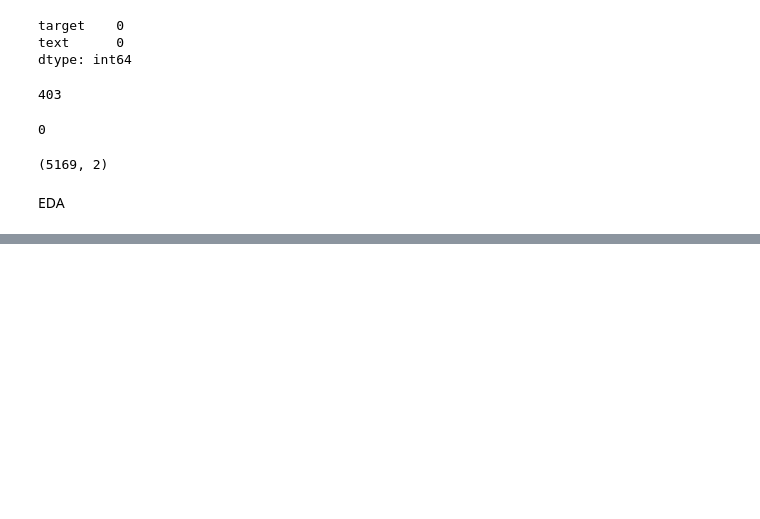
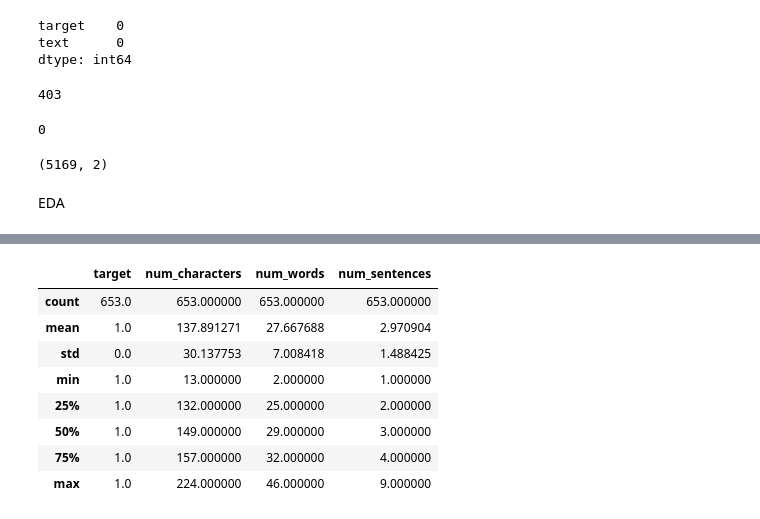
Before and after one commit to itzuditsharma/Sentiment-Analysis-Alexa, a Jupyter notebook: Email_Spam_Classification/process.ipynb, the cells around one changed output, grey strips where cells are left out. Saved outputs shown, nothing was run; the diff lists cells and outputs as text; code cells hidden in the pictures; blank space fills up the shorter version.

```diff
--- a/Email_Spam_Classification/process.ipynb
+++ b/Email_Spam_Classification/process.ipynb
@@ -110,0 +228,12 @@ EDA
+# %%
+df[df['target'] == 1].describe()
+# %% [output]
+|  | target | num_characters | num_words | num_sentences |
+| count | 653.0 | 653.000000 | 653.000000 | 653.000000 |
+| mean | 1.0 | 137.891271 | 27.667688 | 2.970904 |
+| std | 0.0 | 30.137753 | 7.008418 | 1.488425 |
+| min | 1.0 | 13.000000 | 2.000000 | 1.000000 |
+| 25% | 1.0 | 132.000000 | 25.000000 | 2.000000 |
+| 50% | 1.0 | 149.000000 | 29.000000 | 3.000000 |
+| 75% | 1.0 | 157.000000 | 32.000000 | 4.000000 |
+| max | 1.0 | 224.000000 | 46.000000 | 9.000000 |
```
Also changed, not shown: parts of 17 cells of this notebook.
